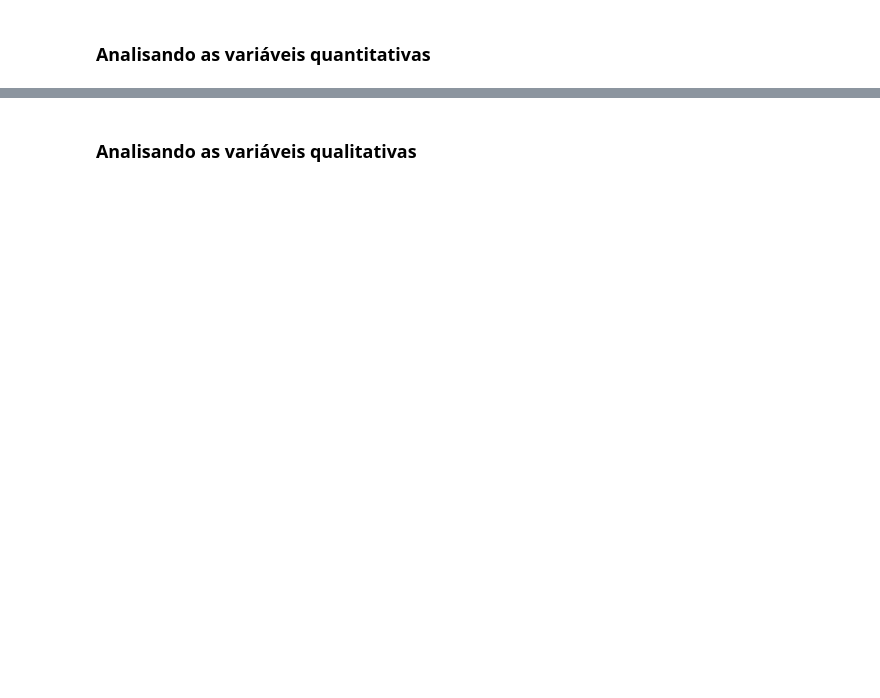
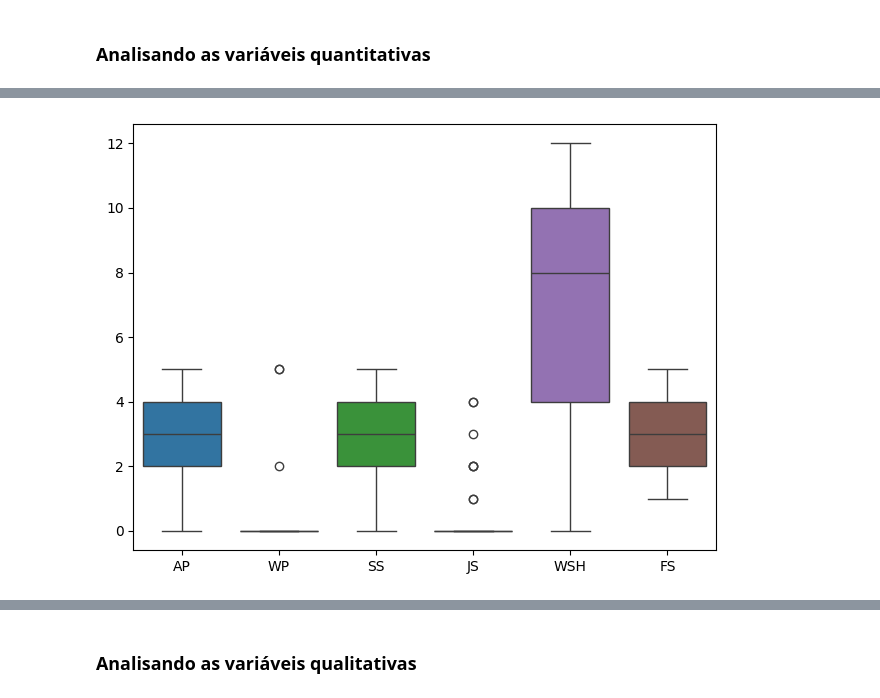
Before and after one commit to gribeiros/depression-dataset, a Jupyter notebook: notebook/drepession-dataset.ipynb, the cells around one changed output, grey strips where cells are left out. Saved outputs shown, nothing was run; the diff lists cells and outputs as text; code cells hidden in the pictures; blank space fills up the shorter version.

```diff
--- a/notebook/drepession-dataset.ipynb
+++ b/notebook/drepession-dataset.ipynb
@@ -294,3 +323,7 @@ def check_outliers(df):
     plt.show()
 
     return limit_lower, limit_upper
+# %%
+columns_numeric = df1.select_dtypes(include=['number']).columns.tolist()
+columns_numeric.remove("Depression")
+df1[columns_numeric].describe()
@@ -297 +340,7 @@ def check_outliers(df):
+# %%
+sns.boxplot(df1[columns_numeric])
+plt.tight_layout()
+plt.show()
+# %% [output]
+[figure, added]
 # %%
```
Also changed, not shown: parts of 83 cells of this notebook.
